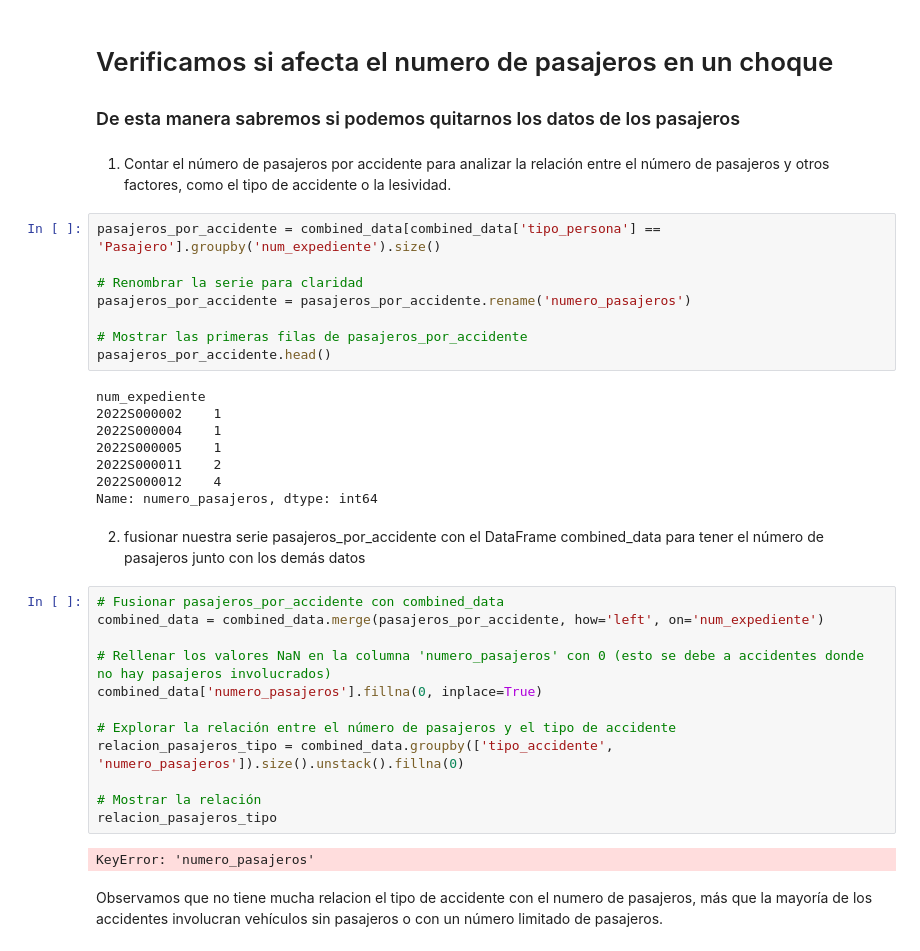
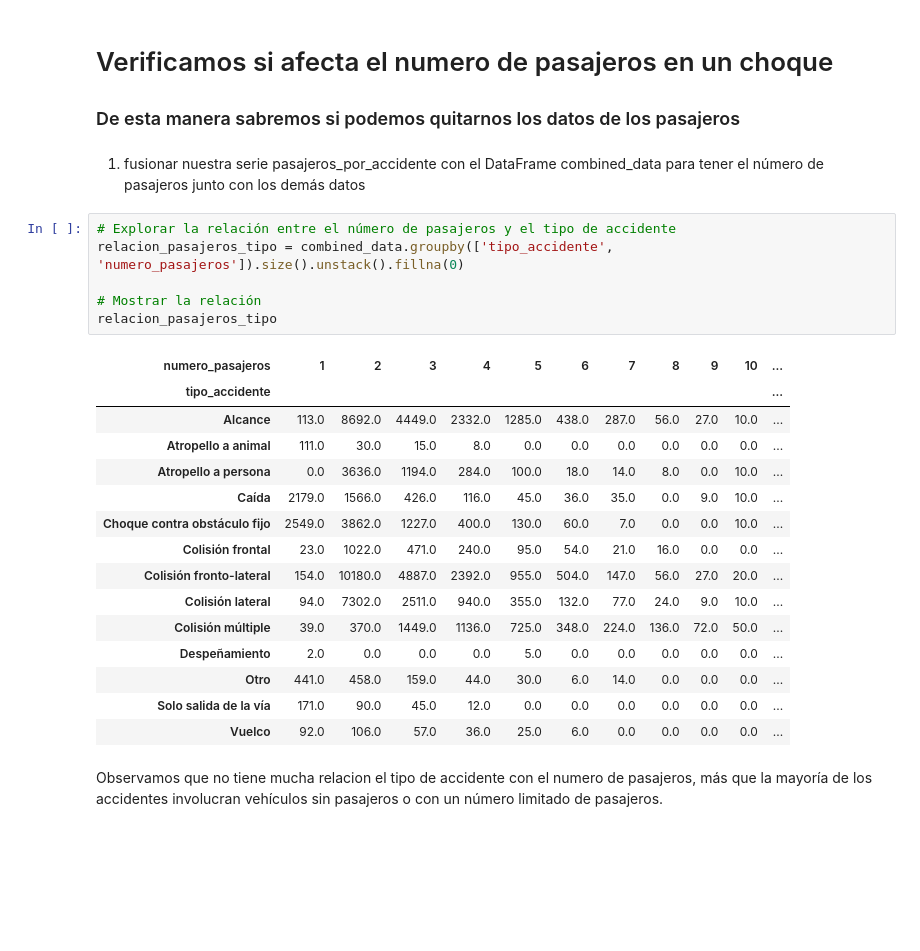
Before and after one commit to lucaramirezo/Traffic-Network-Transparency, a Jupyter notebook: Exploratory_Data_Analysis.ipynb, the cells around one changed output. Drawn from its saved outputs; the diff is of its cells as text; blank space fills up the shorter version.

```diff
--- a/Exploratory_Data_Analysis.ipynb
+++ b/Exploratory_Data_Analysis.ipynb
@@ -108,40 +108,30 @@ Los dos gráficos proporcionan perspectivas valiosas sobre las ocurrencias de ac
 # %% [markdown]
 # Verificamos si afecta el numero de pasajeros en un choque
 ### De esta manera sabremos si podemos quitarnos los datos de los pasajeros
-# %% [markdown]
-1. Contar el número de pasajeros por accidente para analizar la relación entre el número de pasajeros y otros factores, como el tipo de accidente o la lesividad.
-# %%
-pasajeros_por_accidente = combined_data[combined_data['tipo_persona'] == 'Pasajero'].groupby('num_expediente').size()
-
-# Renombrar la serie para claridad
-pasajeros_por_accidente = pasajeros_por_accidente.rename('numero_pasajeros')
-
-# Mostrar las primeras filas de pasajeros_por_accidente
-pasajeros_por_accidente.head()
-# %% [output]
-num_expediente
-2022S000002    1
-2022S000004    1
-2022S000005    1
-2022S000011    2
-2022S000012    4
-Name: numero_pasajeros, dtype: int64
 # %% [markdown]
-2.  fusionar nuestra serie pasajeros_por_accidente con el DataFrame combined_data para tener el número de pasajeros junto con los demás datos
+1. fusionar nuestra serie pasajeros_por_accidente con el DataFrame combined_data para tener el número de pasajeros junto con los demás datos
 # %%
-# Fusionar pasajeros_por_accidente con combined_data
-combined_data = combined_data.merge(pasajeros_por_accidente, how='left', on='num_expediente')
-
-# Rellenar los valores NaN en la columna 'numero_pasajeros' con 0 (esto se debe a accidentes donde no hay pasajeros involucrados)
-combined_data['numero_pasajeros'].fillna(0, inplace=True)
-
 # Explorar la relación entre el número de pasajeros y el tipo de accidente
 relacion_pasajeros_tipo = combined_data.groupby(['tipo_accidente', 'numero_pasajeros']).size().unstack().fillna(0)
 
 # Mostrar la relación
 relacion_pasajeros_tipo
 # %% [output]
-KeyError: 'numero_pasajeros'
+| numero_pasajeros | 1 | 2 | 3 | 4 | 5 | 6 | 7 | 8 | 9 | 10 | ... |
+| tipo_accidente |  |  |  |  |  |  |  |  |  |  | ... |
+| Alcance | 113.0 | 8692.0 | 4449.0 | 2332.0 | 1285.0 | 438.0 | 287.0 | 56.0 | 27.0 | 10.0 | ... |
+| Atropello a animal | 111.0 | 30.0 | 15.0 | 8.0 | 0.0 | 0.0 | 0.0 | 0.0 | 0.0 | 0.0 | ... |
+| Atropello a persona | 0.0 | 3636.0 | 1194.0 | 284.0 | 100.0 | 18.0 | 14.0 | 8.0 | 0.0 | 10.0 | ... |
+| Caída | 2179.0 | 1566.0 | 426.0 | 116.0 | 45.0 | 36.0 | 35.0 | 0.0 | 9.0 | 10.0 | ... |
+| Choque contra obstáculo fijo | 2549.0 | 3862.0 | 1227.0 | 400.0 | 130.0 | 60.0 | 7.0 | 0.0 | 0.0 | 10.0 | ... |
+| Colisión frontal | 23.0 | 1022.0 | 471.0 | 240.0 | 95.0 | 54.0 | 21.0 | 16.0 | 0.0 | 0.0 | ... |
+| Colisión fronto-lateral | 154.0 | 10180.0 | 4887.0 | 2392.0 | 955.0 | 504.0 | 147.0 | 56.0 | 27.0 | 20.0 | ... |
+| Colisión lateral | 94.0 | 7302.0 | 2511.0 | 940.0 | 355.0 | 132.0 | 77.0 | 24.0 | 9.0 | 10.0 | ... |
+| Colisión múltiple | 39.0 | 370.0 | 1449.0 | 1136.0 | 725.0 | 348.0 | 224.0 | 136.0 | 72.0 | 50.0 | ... |
+| Despeñamiento | 2.0 | 0.0 | 0.0 | 0.0 | 5.0 | 0.0 | 0.0 | 0.0 | 0.0 | 0.0 | ... |
+| Otro | 441.0 | 458.0 | 159.0 | 44.0 | 30.0 | 6.0 | 14.0 | 0.0 | 0.0 | 0.0 | ... |
+| Solo salida de la vía | 171.0 | 90.0 | 45.0 | 12.0 | 0.0 | 0.0 | 0.0 | 0.0 | 0.0 | 0.0 | ... |
+| Vuelco | 92.0 | 106.0 | 57.0 | 36.0 | 25.0 | 6.0 | 0.0 | 0.0 | 0.0 | 0.0 | ... |
 # %% [markdown]
 Observamos que no tiene mucha relacion el tipo de accidente con el numero de pasajeros, más que la mayoría de los accidentes involucran vehículos sin pasajeros o con un número limitado de pasajeros.
 # %% [markdown]
```
Also changed, not shown: parts of 2 cells of this notebook, 2 other files.
